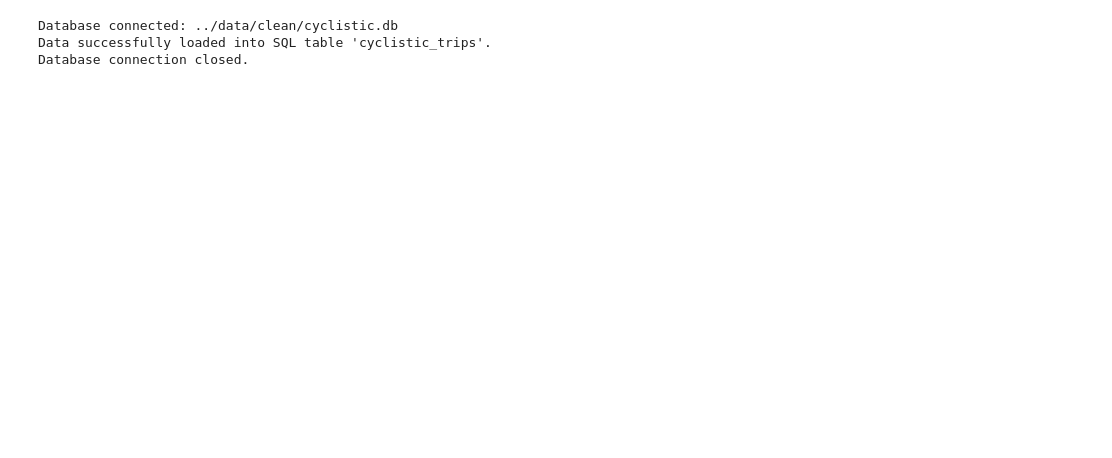
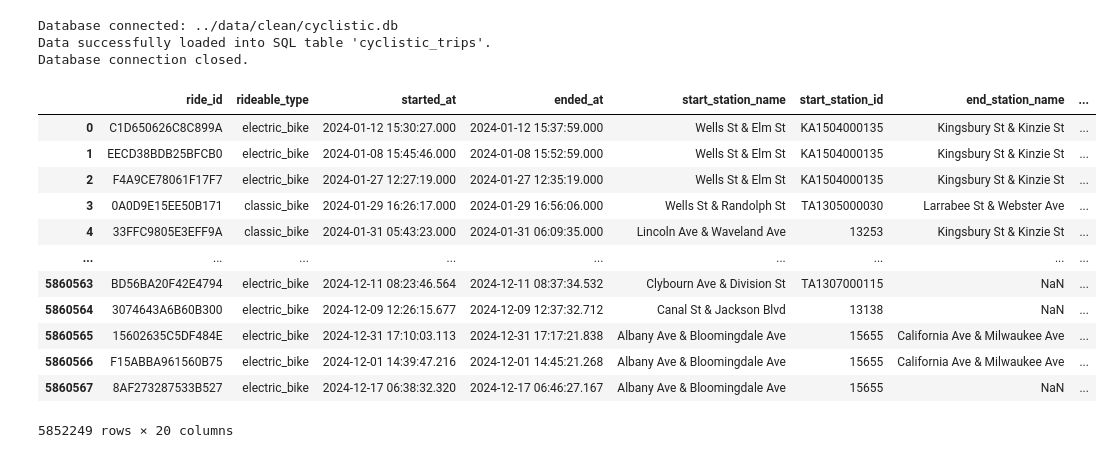
Before and after one commit to Uman-66/Cyclytics-Bikes-Data-analysis, a Jupyter notebook: notebooks/01_data_cleaning.ipynb, the cells around one changed output. Saved outputs shown, nothing was run; the diff lists cells and outputs as text; code cells hidden in the pictures; blank space fills up the shorter version.

```diff
--- a/notebooks/01_data_cleaning.ipynb
+++ b/notebooks/01_data_cleaning.ipynb
@@ -17,10 +17,20 @@ cleaning_log = {
 raw_data_path = '../data/raw/'
 all_files = [os.path.join(raw_data_path, f) for f in os.listdir(raw_data_path) if f.endswith('.csv')]
 print("Reading and combining all CSV files...")
+
+# Combine all CSVs
 df_list = [pd.read_csv(file) for file in all_files]
-combined_df  = pd.concat(df_list , ignore_index = True)
+combined_df = pd.concat(df_list, ignore_index=True)
 
+# Log initial row count
 cleaning_log['initial_row_count'] = combined_df.shape[0]
-print(f'Successfully combined {len(all_files)} CSV files. into DataFrame with {cleaning_log["initial_row_count"]} rows.')
+print(f"Successfully combined {len(all_files)} CSV files into DataFrame with {cleaning_log['initial_row_count']:,} rows.")
+
+
+def safe_parse(x):
+    try:
+        return parser.parse(str(x))
+    except:
+        return pd.NaT
 # %% [output]
 Reading and combining all CSV files...
@@ -44,4 +45,15 @@ combined_df.head()
 # %%
 df_clean = combined_df.copy()
-df_clean['started_at'] = pd.to_datetime(df_clean['started_at'], format='%Y-%m-%d %H:%M:%S.%f', errors='coerce')
-df_clean['ended_at'] = pd.to_datetime(df_clean['ended_at'],format='%Y-%m-%d %H:%M:%S.%f', errors='coerce')
+for col in ['started_at', 'ended_at']:
+    df_clean[col] = df_clean[col].apply(safe_parse)
+
+# Report how many failed to parse
+print("Total rows:", len(df_clean))
+print("Started_at NaT:", df_clean['started_at'].isna().sum())
+print("Ended_at NaT:", df_clean['ended_at'].isna().sum())
+
+# 🔎 If failures exist, show a sample
+mask_bad = df_clean['started_at'].isna() | df_clean['ended_at'].isna()
+if mask_bad.sum() > 0:
+    print(f"⚠️ Bad rows detected after parsing: {mask_bad.sum():,}")
+    print(df_clean.loc[mask_bad, ['started_at', 'ended_at']].head(10))
@@ -152,3 +157,19 @@ print("Database connection closed.")
 Database connected: ../data/clean/cyclistic.db
 Data successfully loaded into SQL table 'cyclistic_trips'.
 Database connection closed.
+# %%
+df_clean
+# %% [output]
+|  | ride_id | rideable_type | started_at | ended_at | start_station_name | start_station_id | end_station_name | ... |
+| 0 | C1D650626C8C899A | electric_bike | 2024-01-12 15:30:27.000 | 2024-01-12 15:37:59.000 | Wells St & Elm St | KA1504000135 | Kingsbury St & Kinzie St | ... |
+| 1 | EECD38BDB25BFCB0 | electric_bike | 2024-01-08 15:45:46.000 | 2024-01-08 15:52:59.000 | Wells St & Elm St | KA1504000135 | Kingsbury St & Kinzie St | ... |
+| 2 | F4A9CE78061F17F7 | electric_bike | 2024-01-27 12:27:19.000 | 2024-01-27 12:35:19.000 | Wells St & Elm St | KA1504000135 | Kingsbury St & Kinzie St | ... |
+| 3 | 0A0D9E15EE50B171 | classic_bike | 2024-01-29 16:26:17.000 | 2024-01-29 16:56:06.000 | Wells St & Randolph St | TA1305000030 | Larrabee St & Webster Ave | ... |
+| 4 | 33FFC9805E3EFF9A | classic_bike | 2024-01-31 05:43:23.000 | 2024-01-31 06:09:35.000 | Lincoln Ave & Waveland Ave | 13253 | Kingsbury St & Kinzie St | ... |
+| ... | ... | ... | ... | ... | ... | ... | ... | ... |
+| 5860563 | BD56BA20F42E4794 | electric_bike | 2024-12-11 08:23:46.564 | 2024-12-11 08:37:34.532 | Clybourn Ave & Division St | TA1307000115 | NaN | ... |
+| 5860564 | 3074643A6B60B300 | electric_bike | 2024-12-09 12:26:15.677 | 2024-12-09 12:37:32.712 | Canal St & Jackson Blvd | 13138 | NaN | ... |
+| 5860565 | 15602635C5DF484E | electric_bike | 2024-12-31 17:10:03.113 | 2024-12-31 17:17:21.838 | Albany Ave & Bloomingdale Ave | 15655 | California Ave & Milwaukee Ave | ... |
+| 5860566 | F15ABBA961560B75 | electric_bike | 2024-12-01 14:39:47.216 | 2024-12-01 14:45:21.268 | Albany Ave & Bloomingdale Ave | 15655 | California Ave & Milwaukee Ave | ... |
+| 5860567 | 8AF273287533B527 | electric_bike | 2024-12-17 06:38:32.320 | 2024-12-17 06:46:27.167 | Albany Ave & Bloomingdale Ave | 15655 | NaN | ... |
+5852249 rows × 20 columns
```
Also changed, not shown: parts of 10 cells of this notebook, 3 other files.
